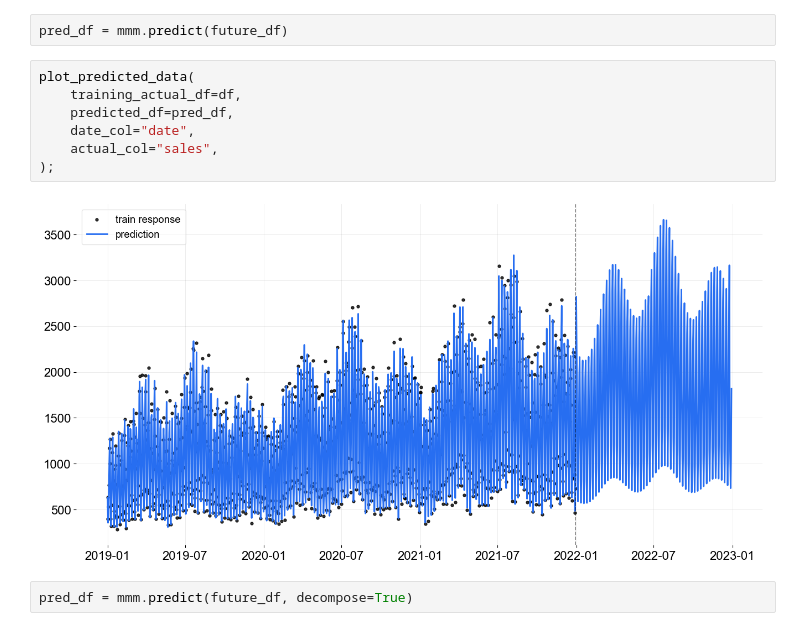
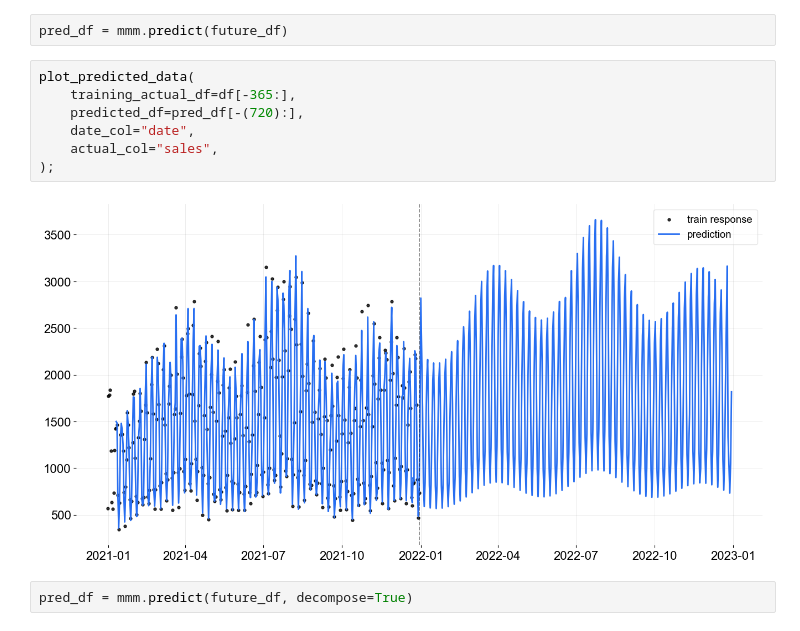
Before and after one commit to edwinnglabs/karpiu, a Jupyter notebook: docs/examples/quickstart.ipynb, the cells around one changed output. Cells and saved outputs as stored; diff of their text form.

```diff
--- a/docs/examples/quickstart.ipynb
+++ b/docs/examples/quickstart.ipynb
@@ -225,13 +225,13 @@ future_df, event_cols = insert_events(future_df, date_col="date", country="US")
 pred_df = mmm.predict(future_df)
 # %%
 plot_predicted_data(
-    training_actual_df=df,
-    predicted_df=pred_df,
+    training_actual_df=df[-365:],
+    predicted_df=pred_df[-(720):],
     date_col="date",
     actual_col="sales",
 );
 # %% [output]
-[figure, old version]
+[figure, new version]
 # %%
 pred_df = mmm.predict(future_df, decompose=True)
 # %%
```
Also changed, not shown: parts of 15 cells of this notebook, 5 other files.
